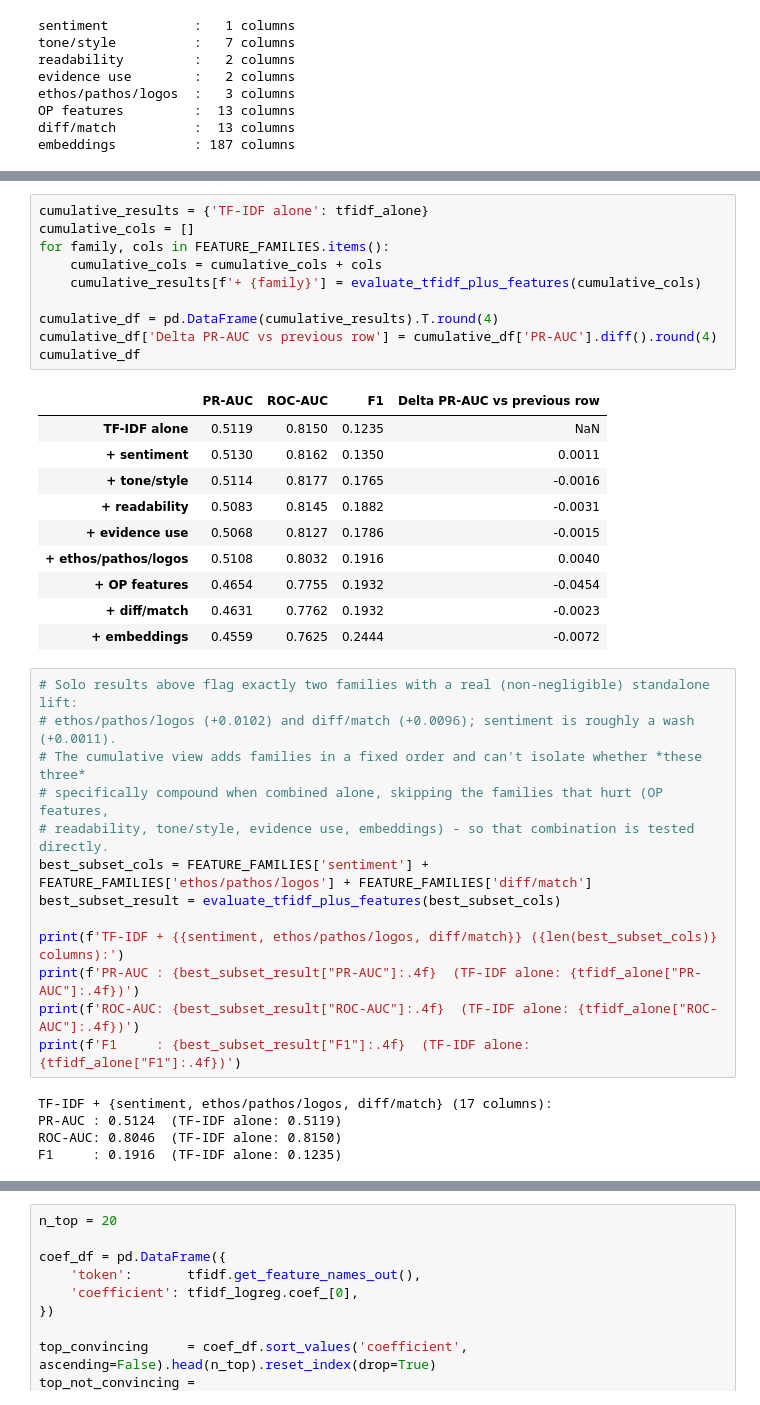
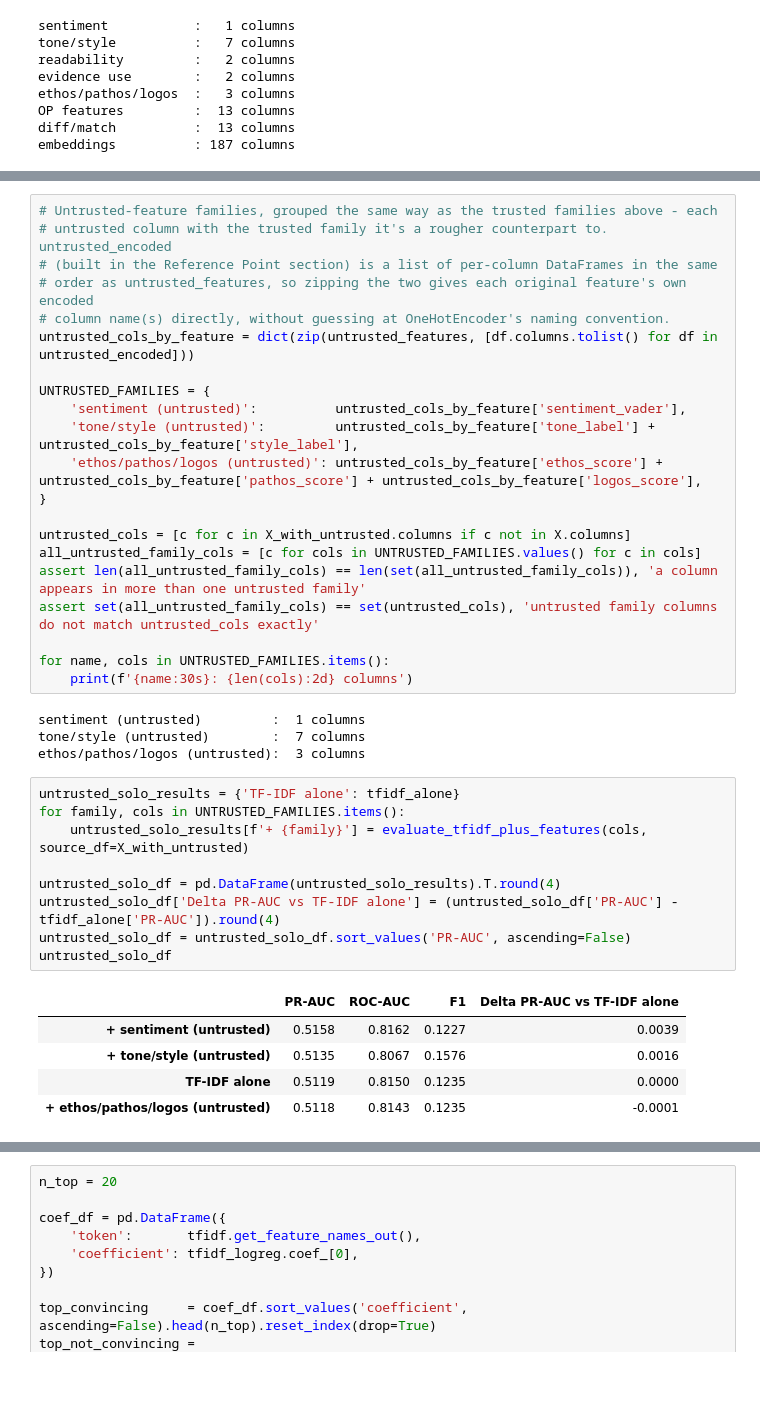
Before and after one commit to jct-nlp/change-my-view-2025, a Jupyter notebook: this work/04.2_baseline_comparison.ipynb, the cells around one changed output, grey strips where cells are left out. Drawn from its saved outputs; the diff is of its cells as text; blank space fills up the shorter version.

```diff
--- a/this work/04.2_baseline_comparison.ipynb
+++ b/this work/04.2_baseline_comparison.ipynb
@@ -463,39 +371,40 @@ solo_df.sort_values('PR-AUC', ascending=False)
+# %%
+# Untrusted-feature families, grouped the same way as the trusted families above - each
+# untrusted column with the trusted family it's a rougher counterpart to. untrusted_encoded
+# (built in the Reference Point section) is a list of per-column DataFrames in the same
+# order as untrusted_features, so zipping the two gives each original feature's own encoded
+# column name(s) directly, without guessing at OneHotEncoder's naming convention.
+untrusted_cols_by_feature = dict(zip(untrusted_features, [df.columns.tolist() for df in untrusted_encoded]))
+
+UNTRUSTED_FAMILIES = {
+    'sentiment (untrusted)':          untrusted_cols_by_feature['sentiment_vader'],
+    'tone/style (untrusted)':         untrusted_cols_by_feature['tone_label'] + untrusted_cols_by_feature['style_label'],
+    'ethos/pathos/logos (untrusted)': untrusted_cols_by_feature['ethos_score'] + untrusted_cols_by_feature['pathos_score'] + untrusted_cols_by_feature['logos_score'],
+}
+
+untrusted_cols = [c for c in X_with_untrusted.columns if c not in X.columns]
+all_untrusted_family_cols = [c for cols in UNTRUSTED_FAMILIES.values() for c in cols]
+assert len(all_untrusted_family_cols) == len(set(all_untrusted_family_cols)), 'a column appears in more than one untrusted family'
+assert set(all_untrusted_family_cols) == set(untrusted_cols), 'untrusted family columns do not match untrusted_cols exactly'
+
+for name, cols in UNTRUSTED_FAMILIES.items():
+    print(f'{name:30s}: {len(cols):2d} columns')
+# %% [output]
+sentiment (untrusted)         :  1 columns
+tone/style (untrusted)        :  7 columns
+ethos/pathos/logos (untrusted):  3 columns
 # %%
-cumulative_results = {'TF-IDF alone': tfidf_alone}
-cumulative_cols = []
-for family, cols in FEATURE_FAMILIES.items():
-    cumulative_cols = cumulative_cols + cols
-    cumulative_results[f'+ {family}'] = evaluate_tfidf_plus_features(cumulative_cols)
+untrusted_solo_results = {'TF-IDF alone': tfidf_alone}
+for family, cols in UNTRUSTED_FAMILIES.items():
+    untrusted_solo_results[f'+ {family}'] = evaluate_tfidf_plus_features(cols, source_df=X_with_untrusted)
 
-cumulative_df = pd.DataFrame(cumulative_results).T.round(4)
-cumulative_df['Delta PR-AUC vs previous row'] = cumulative_df['PR-AUC'].diff().round(4)
-cumulative_df
+untrusted_solo_df = pd.DataFrame(untrusted_solo_results).T.round(4)
+untrusted_solo_df['Delta PR-AUC vs TF-IDF alone'] = (untrusted_solo_df['PR-AUC'] - tfidf_alone['PR-AUC']).round(4)
+untrusted_solo_df = untrusted_solo_df.sort_values('PR-AUC', ascending=False)
+untrusted_solo_df
 # %% [output]
-|  | PR-AUC | ROC-AUC | F1 | Delta PR-AUC vs previous row |
-| TF-IDF alone | 0.5119 | 0.8150 | 0.1235 | NaN |
-| + sentiment | 0.5130 | 0.8162 | 0.1350 | 0.0011 |
-| + tone/style | 0.5114 | 0.8177 | 0.1765 | -0.0016 |
-| + readability | 0.5083 | 0.8145 | 0.1882 | -0.0031 |
-| + evidence use | 0.5068 | 0.8127 | 0.1786 | -0.0015 |
-| + ethos/pathos/logos | 0.5108 | 0.8032 | 0.1916 | 0.0040 |
-| + OP features | 0.4654 | 0.7755 | 0.1932 | -0.0454 |
-| + diff/match | 0.4631 | 0.7762 | 0.1932 | -0.0023 |
-| + embeddings | 0.4559 | 0.7625 | 0.2444 | -0.0072 |
+|  | PR-AUC | ROC-AUC | F1 | Delta PR-AUC vs TF-IDF alone |
+| + sentiment (untrusted) | 0.5158 | 0.8162 | 0.1227 | 0.0039 |
+| + tone/style (untrusted) | 0.5135 | 0.8067 | 0.1576 | 0.0016 |
+| TF-IDF alone | 0.5119 | 0.8150 | 0.1235 | 0.0000 |
+| + ethos/pathos/logos (untrusted) | 0.5118 | 0.8143 | 0.1235 | -0.0001 |
-# %%
-# Solo results above flag exactly two families with a real (non-negligible) standalone lift:
-# ethos/pathos/logos (+0.0102) and diff/match (+0.0096); sentiment is roughly a wash (+0.0011).
-# The cumulative view adds families in a fixed order and can't isolate whether *these three*
-# specifically compound when combined alone, skipping the families that hurt (OP features,
-# readability, tone/style, evidence use, embeddings) - so that combination is tested directly.
-best_subset_cols = FEATURE_FAMILIES['sentiment'] + FEATURE_FAMILIES['ethos/pathos/logos'] + FEATURE_FAMILIES['diff/match']
-best_subset_result = evaluate_tfidf_plus_features(best_subset_cols)
-
-print(f'TF-IDF + {{sentiment, ethos/pathos/logos, diff/match}} ({len(best_subset_cols)} columns):')
-print(f'PR-AUC : {best_subset_result["PR-AUC"]:.4f}  (TF-IDF alone: {tfidf_alone["PR-AUC"]:.4f})')
-print(f'ROC-AUC: {best_subset_result["ROC-AUC"]:.4f}  (TF-IDF alone: {tfidf_alone["ROC-AUC"]:.4f})')
-print(f'F1     : {best_subset_result["F1"]:.4f}  (TF-IDF alone: {tfidf_alone["F1"]:.4f})')
-# %% [output]
-TF-IDF + {sentiment, ethos/pathos/logos, diff/match} (17 columns):
-PR-AUC : 0.5124  (TF-IDF alone: 0.5119)
-ROC-AUC: 0.8046  (TF-IDF alone: 0.8150)
-F1     : 0.1916  (TF-IDF alone: 0.1235)
```
Also changed, not shown: parts of 41 cells of this notebook.
